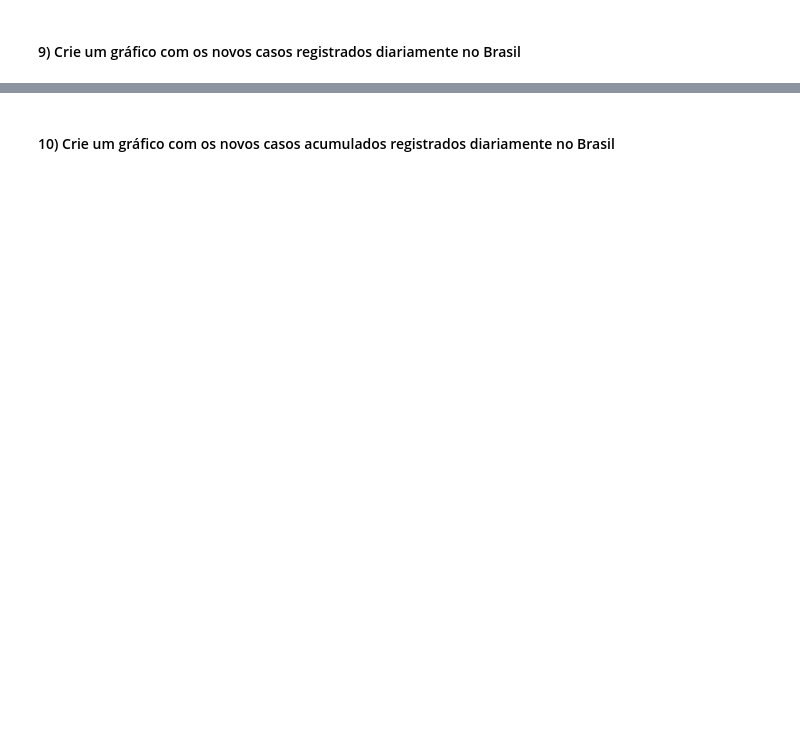
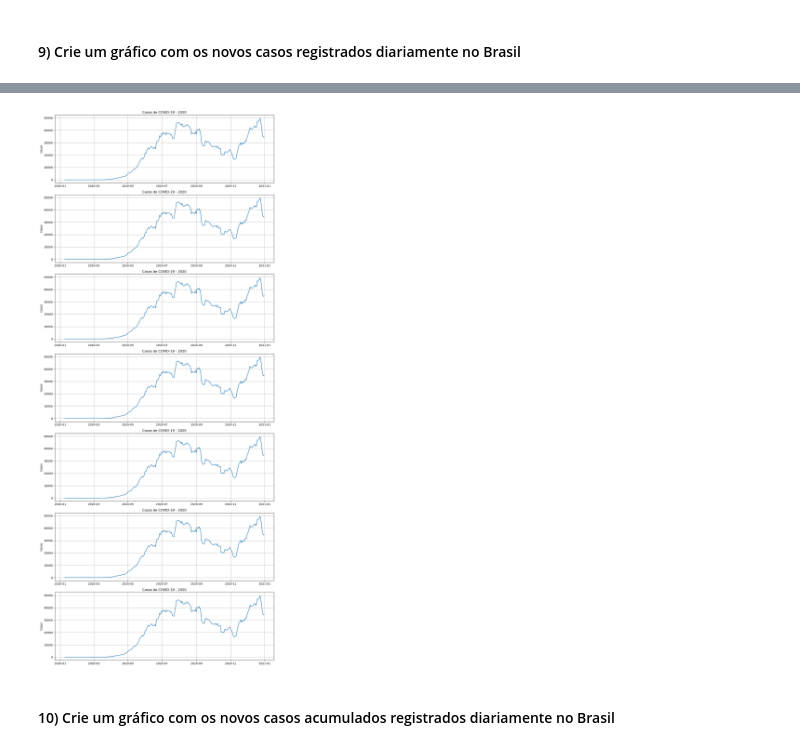
Before and after one commit to moh4b-z/uniSENAI, a Jupyter notebook: Semestre_1/Logica_de_programacao/Aula_13_Exercicio_Analise_Exploratoria_de_Dados.ipynb, the cells around one changed output, grey strips where cells are left out. Drawn from its saved outputs; the diff is of its cells as text; code cells hidden in the pictures; blank space fills up the shorter version.

```diff
--- a/Semestre_1/Logica_de_programacao/Aula_13_Exercicio_Analise_Exploratoria_de_Dados.ipynb
+++ b/Semestre_1/Logica_de_programacao/Aula_13_Exercicio_Analise_Exploratoria_de_Dados.ipynb
@@ -30,2 +148,25 @@ Dataset URL (CSV): 'https://catalog.ourworldindata.org/garden/covid/latest/compa
+# %%
+brasil = brasil.copy()
+brasil['date'] = pd.to_datetime(brasil['date']) # Garantir coluna datetime
+brasil['year'] = brasil['date'].dt.year
+# %%
+anos = brasil['year'].unique()
+
+fig, axes = plt.subplots(len(anos), 1, figsize=(12,4*len(anos)))
+
+if len(anos) == 1:
+    axes = [axes]
+
+for ax, anos in zip(axes, anos):
+    dados_ano = brasil[brasil['year'] == ano]
+    ax.plot(dados_ano['date'],dados_ano['new_cases_smoothed'])
+    ax.set_title(f"Casos de COVID-19 - {ano}")
+    ax.set_ylabel('Casos')
+    ax.grid(True)
+
+plt.tight_layout()
+plt.show()
+# %% [output]
+[figure, added]
 # %% [markdown]
 #### 10) Crie um gráfico com os novos casos acumulados registrados diariamente no Brasil
```
Also changed, not shown: parts of 16 cells of this notebook.
